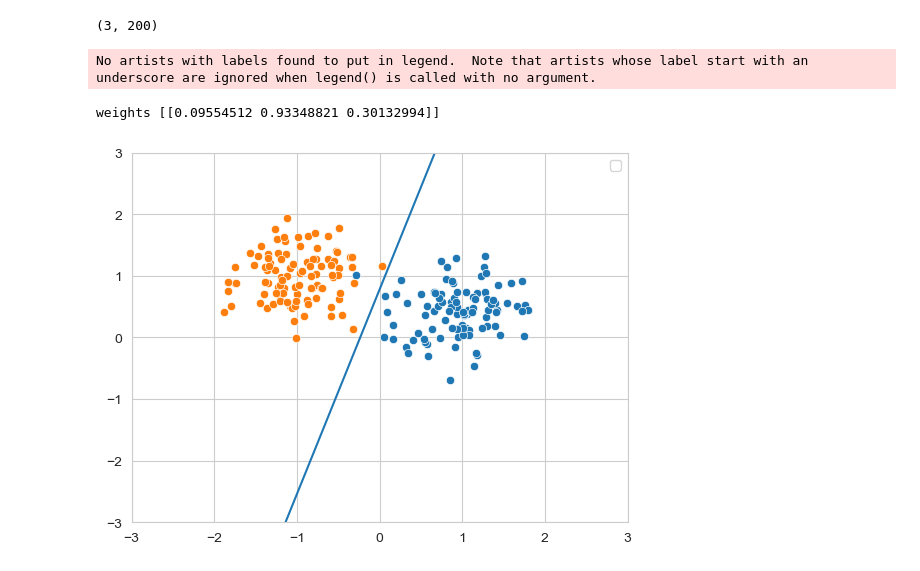
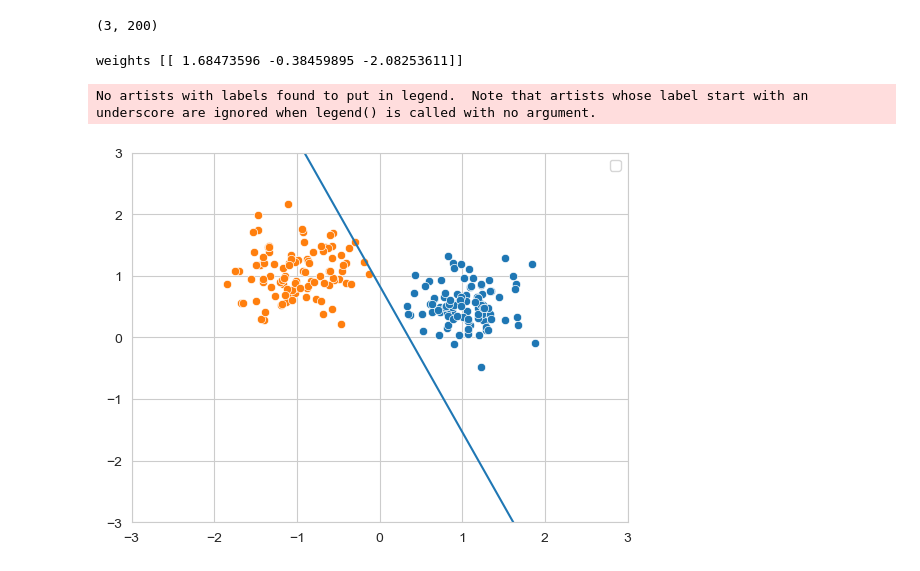
Before and after one commit to Pwspang/DD2437-ANN, a Jupyter notebook: Lab 1.ipynb, the cells around one changed output. Cells and saved outputs as stored; diff of their text form; code cells hidden in the pictures.

Commit message:
added perceptron training fixed sequential error calculation

```diff
--- a/Lab 1.ipynb
+++ b/Lab 1.ipynb
@@ -9,9 +9,9 @@ import random
 # %%
 n = 100
 mA = np.array([1.0, 0.5])
-sigmaA = 0.4
+sigmaA = 0.35
 mB = np.array([-1.0, 1.0])
-sigmaB = 0.4
+sigmaB = 0.35
 
 classA = np.vstack((np.random.randn(1, 100) * sigmaA + mA[0], np.random.randn(1, 100) * sigmaA + mA[1], np.ones((1, 100))))
 classB = np.vstack((np.random.randn(1, 100) * sigmaB + mB[0], np.random.randn(1, 100) * sigmaB + mB[1], np.ones((1, 100))))
@@ -62,12 +62,26 @@ class NN:
         return -1 * self.lr * np.dot(np.dot(self.weights, self.x) - self.label, np.transpose(self.x))
 
     def sequential_error(self, index) -> np.ndarray:
-        return -1 * self.lr * (np.dot(self.weights, self.x[:, index]) - self.label[:, index])
+        return -1 * self.lr * np.dot((np.dot(self.weights, self.x[:, index]) - self.label[:, index])[0], np.transpose(self.x[:, index]))
+
+    def perceptron_error(self, index) -> np.ndarray:
+        result = np.dot((np.dot(self.weights, self.x[:, index]) - self.label[:, index])[0], np.transpose(self.x[:, index]))
+        result[result > 0] = 1
+        result[result < 0] = -1
+        return -self.lr * (result - self.label[:, index]) / 2
 
     @staticmethod
     def threshold(weights, x_1):
         return (-weights[0][0] * x_1 - weights[0][2]) / weights[0][1]
 
+    def get_num_error(self) -> int:
+        #Wrong classification will be zero
+        result = np.dot(self.weights, self.x)
+        result[result > 0] = 1
+        result[result < 0] = -1
+        #print(result)
+        result = result + self.label
+        return np.count_nonzero(result==0)
 
     def display_graph(self):
         sns.set_style("whitegrid")
@@ -82,35 +96,49 @@ class NN:
         splt.legend()
 
         #return splt
 
+    def train_perceptron_learning(self, epoch: int) -> None:
+
+        indexes = [i for i in range(self.x.shape[1])]
+        for i in range(epoch):
+            random.shuffle(indexes)
+            for index in indexes:
+                train_loss = self.perceptron_error(index)
+                self.weights += train_loss
+            #print(self.get_num_error())
+            if self.get_num_error() == 0:
+                break
+
+        self.display_graph()
 
     def train_batch(self, epoch: int) -> None:
 
         for i in range(epoch):
             #Update weights
             train_loss = self.batch_error()
             self.weights = self.weights + train_loss
-
+            print(self.get_num_error())
         self.display_graph()
 
 
     def train_sequential(self, epoch: int) -> None:
 
         indexes = [i for i in range(self.x.shape[1])]
         for i in range(epoch):
             random.shuffle(indexes)
             for index in indexes:
                 train_loss = self.sequential_error(index)
                 self.weights += train_loss
 
         self.display_graph()
 
 
 t = NN(2, 0.001, dataset, label)
-t.train_batch(100)
+#t.train_batch(10)
+t.train_perceptron_learning(1000)
 #t.train_sequential(5)
 #t.batch_error()
 # %% [output]
-No artists with labels found to put in legend.  Note that artists whose label start with an underscore are ignored when legend() is called with no argument.
+weights [[ 1.68473596 -0.38459895 -2.08253611]]
-weights [[0.09554512 0.93348821 0.30132994]]
+No artists with labels found to put in legend.  Note that artists whose label start with an underscore are ignored when legend() is called with no argument.
-[figure, old version]
+[figure, new version]
```
Also changed, not shown: parts of 1 cell of this notebook, 1 other file.
